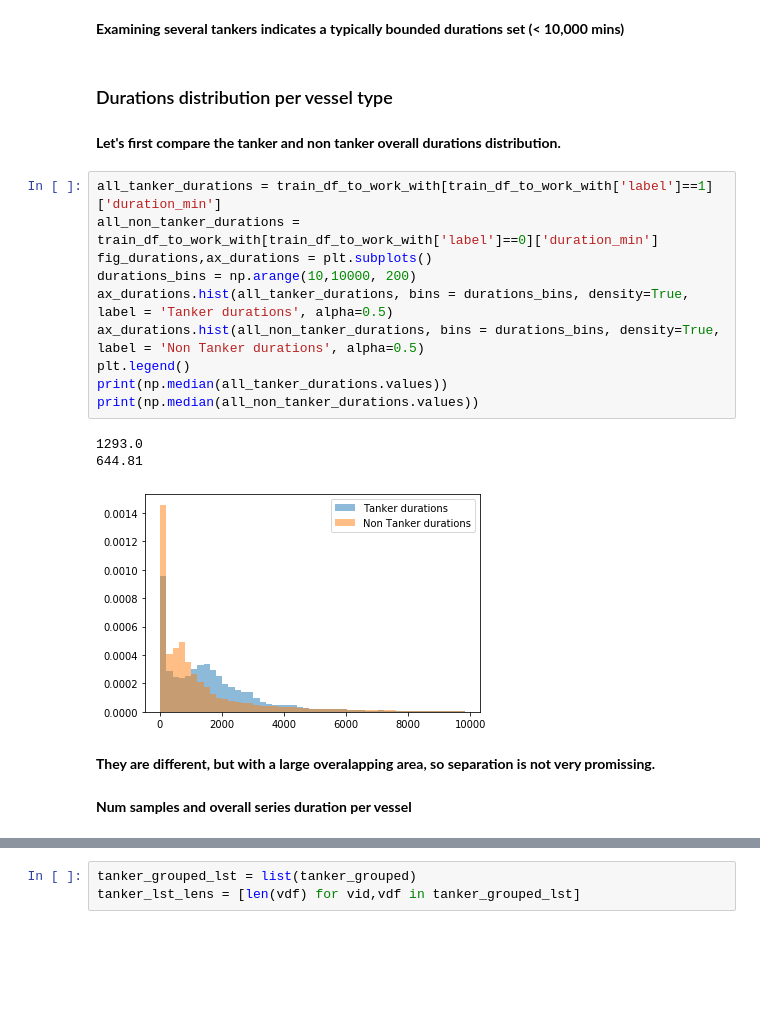
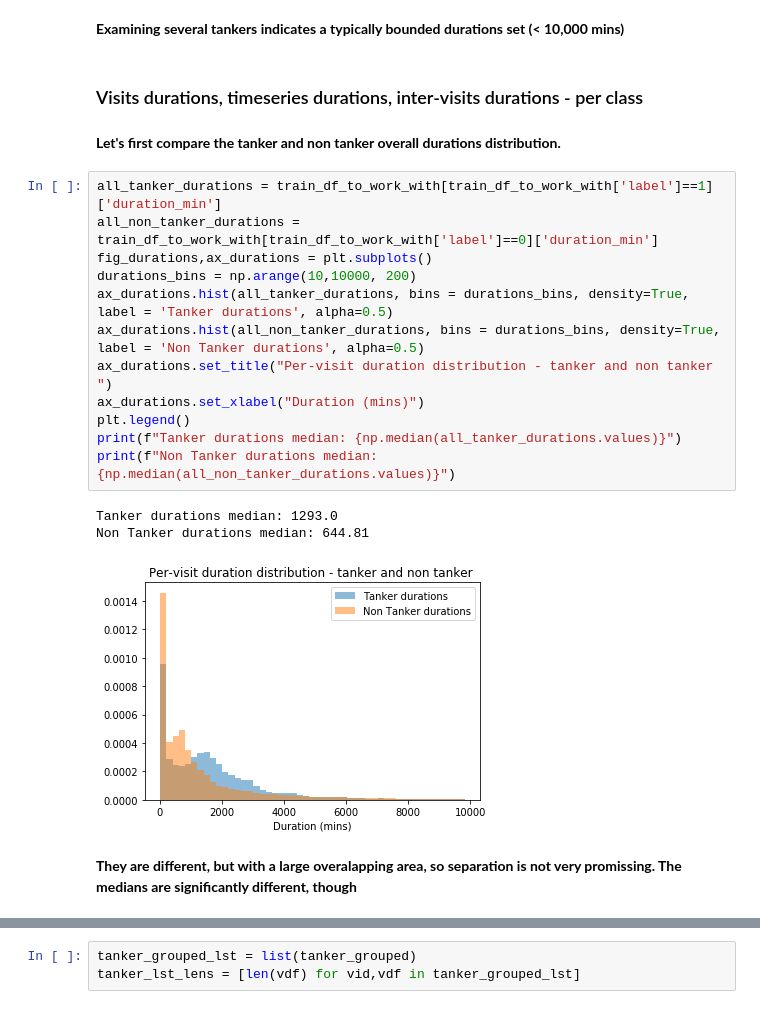
Before and after one commit to matanma/ML, a Jupyter notebook: WinWard/WinWard.ipynb, the cells around one changed output, grey strips where cells are left out. Saved outputs shown, nothing was run; the diff lists cells and outputs as text; blank space fills up the shorter version.

```diff
--- a/WinWard/WinWard.ipynb
+++ b/WinWard/WinWard.ipynb
@@ -402,25 +433,25 @@ curr_tanker_df['duration_min'].plot.hist(density = True)
 [figure]
 # %% [markdown]
 **Examining several tankers indicates a typically bounded durations set (< 10,000 mins)**
-# %% [markdown]
-### Durations distribution per vessel type ###
+# %% [markdown]
+### Visits durations, timeseries durations, inter-visits durations - per class ###
 # %% [markdown]
 **Let's first compare the tanker and non tanker overall durations distribution.**
 # %%
 all_tanker_durations = train_df_to_work_with[train_df_to_work_with['label']==1]['duration_min']
 all_non_tanker_durations = train_df_to_work_with[train_df_to_work_with['label']==0]['duration_min']
 fig_durations,ax_durations = plt.subplots()
 durations_bins = np.arange(10,10000, 200)
 ax_durations.hist(all_tanker_durations, bins = durations_bins, density=True, label = 'Tanker durations', alpha=0.5)
 ax_durations.hist(all_non_tanker_durations, bins = durations_bins, density=True, label = 'Non Tanker durations', alpha=0.5)
+ax_durations.set_title("Per-visit duration distribution - tanker and non tanker ")
+ax_durations.set_xlabel("Duration (mins)")
 plt.legend()
-print(np.median(all_tanker_durations.values))
-print(np.median(all_non_tanker_durations.values))
+print(f"Tanker durations median: {np.median(all_tanker_durations.values)}")
+print(f"Non Tanker durations median: {np.median(all_non_tanker_durations.values)}")
 # %% [output]
-1293.0
-644.81
+Tanker durations median: 1293.0
+Non Tanker durations median: 644.81
-[figure, old version]
+[figure, new version]
 # %% [markdown]
-**They are different, but with a large overalapping area, so separation is not very promissing.**
+**They are different, but with a large overalapping area, so separation is not very promissing. The medians are significantly different, though**
-# %% [markdown]
-**Num samples and overall series duration per vessel**
```
Also changed, not shown: parts of 38 cells of this notebook.
